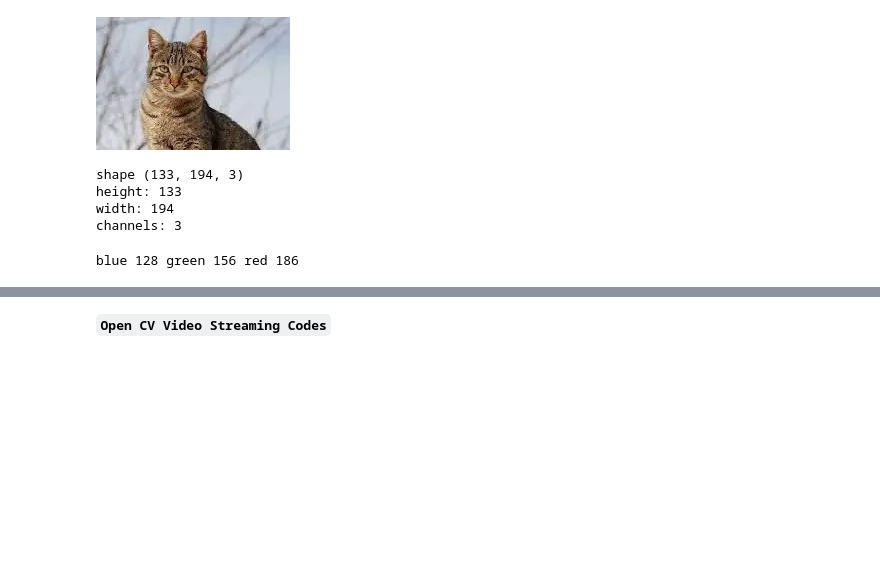
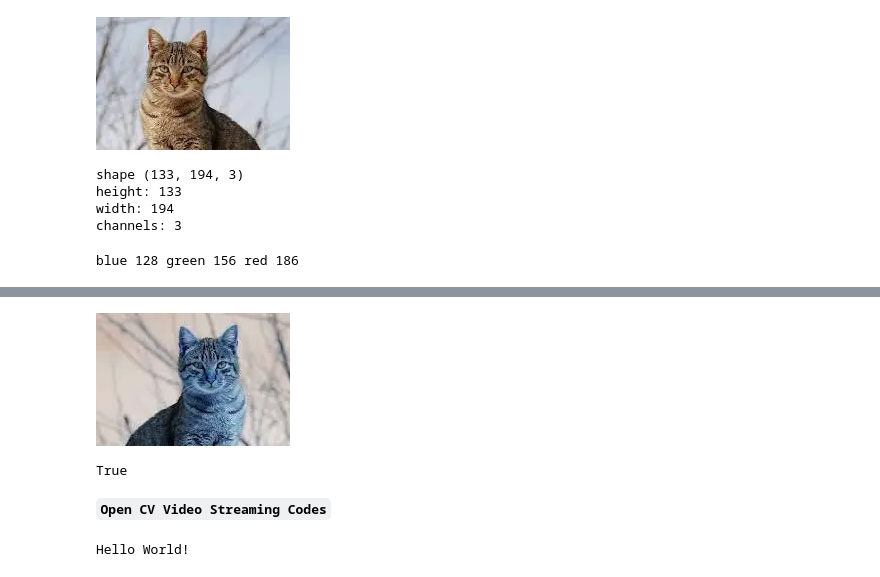
Before and after one commit to Zikirullo/computer-vision, a Jupyter notebook: cv_opencv.ipynb, the cells around one changed output, grey strips where cells are left out. Cells and saved outputs as stored; diff of their text form; code cells hidden in the pictures; blank space fills up the shorter version.

```diff
--- a/cv_opencv.ipynb
+++ b/cv_opencv.ipynb
@@ -35,34 +53,45 @@ cv2_imshow(gray)
+# %%
+
+flipped = cv2.flip(gray, 1)
+cv2_imshow(flipped)
+# %% [output]
+[figure, added]
+# %%
+
+cv2.imwrite("flipped_cat.jpg", flipped)
+# %% [output]
+True
 # %% [markdown]
 **`Open CV Video Streaming Codes`**
 # %%
-# import cv2
-# print("Hello World!")
+import cv2
+print("Hello World!")
 
-# cap = cv2.VideoCapture(0)
+cap = cv2.VideoCapture(0)
 
-# face_cascade = cv2.CascadeClassifier(
-#     cv2.data.haarcascades + "haarcascade_frontalface_default.xml")
+face_cascade = cv2.CascadeClassifier(
+    cv2.data.haarcascades + "haarcascade_frontalface_default.xml")
 
-# while True:
-#     success, frame = cap.read()
+while True:
+    success, frame = cap.read()
 
-#     if not success:
-#         break
+    if not success:
+        break
 
-#     gray = cv2.cvtColor(frame, cv2.COLOR_BGR2GRAY)
+    gray = cv2.cvtColor(frame, cv2.COLOR_BGR2GRAY)
 
-#     faces = face_cascade.detectMultiScale(gray, 1.5, 4)
+    faces = face_cascade.detectMultiScale(gray, 1.5, 4)
 
-#     for (x, y, w, h) in faces:
-#         cv2.rectangle(frame, (x, y), (x + w, y + h), (0, 255, 0), 2)
+    for (x, y, w, h) in faces:
+        cv2.rectangle(frame, (x, y), (x + w, y + h), (0, 255, 0), 2)
 
-#     cv2.imshow("Real time face detection", frame)
+    cv2.imshow("Real time face detection", frame)
 
-#     if cv2.waitKey(1) & 0xFF == ord("q"):
-#         break
+    if cv2.waitKey(1) & 0xFF == ord("q"):
+        break
 
-# cap.release()
-# cv2.destroyAllWindows()
+cap.release()
+cv2.destroyAllWindows()
 
 # cap = cv2.VideoCapture(0)
 
@@ -93,3 +122,5 @@ cv2_imshow(gray)
 # cv2.destroyAllWindows()
 
 # ========================\
+# %% [output]
+Hello World!
```
Also changed, not shown: parts of 4 cells of this notebook.
